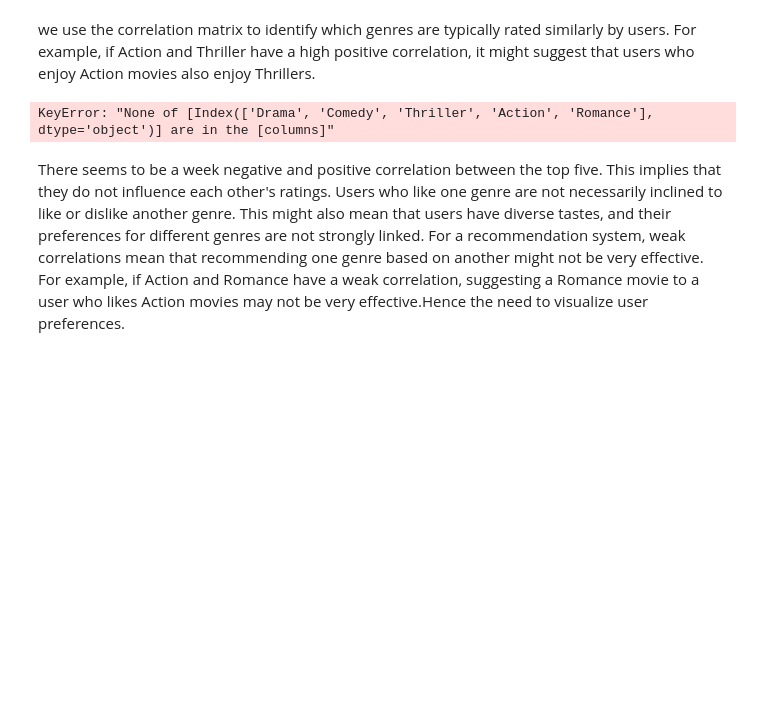
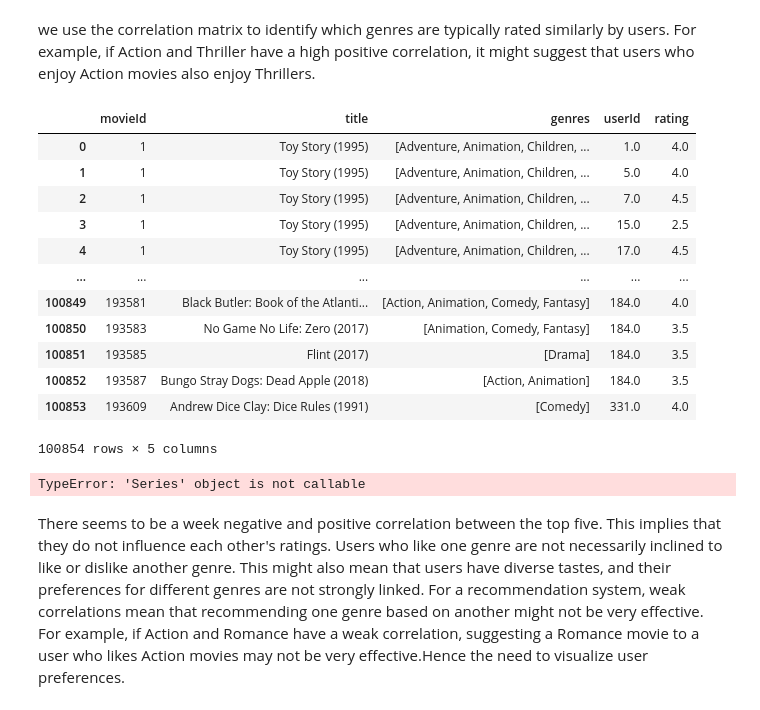
Before and after one commit to TyrionCodister/FlickFlare--Movie--Recommendation--System, a Jupyter notebook: Movie Recommendation System.ipynb, the cells around one changed output. Cells and saved outputs as stored; diff of their text form; code cells hidden in the pictures; blank space fills up the shorter version.

```diff
--- a/Movie Recommendation System.ipynb
+++ b/Movie Recommendation System.ipynb
@@ -713,2 +709,18 @@ plt.show()
 # %% [markdown]
 we use the correlation matrix to identify which genres are typically rated similarly by users. For example, if Action and Thriller have a high positive correlation, it might suggest that users who enjoy Action movies also enjoy Thrillers.
+# %%
+movies_ratings_df_dropped
+# %% [output]
+|  | movieId | title | genres | userId | rating |
+| 0 | 1 | Toy Story (1995) | [Adventure, Animation, Children, ... | 1.0 | 4.0 |
+| 1 | 1 | Toy Story (1995) | [Adventure, Animation, Children, ... | 5.0 | 4.0 |
+| 2 | 1 | Toy Story (1995) | [Adventure, Animation, Children, ... | 7.0 | 4.5 |
+| 3 | 1 | Toy Story (1995) | [Adventure, Animation, Children, ... | 15.0 | 2.5 |
+| 4 | 1 | Toy Story (1995) | [Adventure, Animation, Children, ... | 17.0 | 4.5 |
+| ... | ... | ... | ... | ... | ... |
+| 100849 | 193581 | Black Butler: Book of the Atlanti... | [Action, Animation, Comedy, Fantasy] | 184.0 | 4.0 |
+| 100850 | 193583 | No Game No Life: Zero (2017) | [Animation, Comedy, Fantasy] | 184.0 | 3.5 |
+| 100851 | 193585 | Flint (2017) | [Drama] | 184.0 | 3.5 |
+| 100852 | 193587 | Bungo Stray Dogs: Dead Apple (2018) | [Action, Animation] | 184.0 | 3.5 |
+| 100853 | 193609 | Andrew Dice Clay: Dice Rules (1991) | [Comedy] | 331.0 | 4.0 |
+100854 rows × 5 columns
@@ -715,6 +768,6 @@ we use the correlation matrix to identify which genres are typically rated simil
 # %%
 # Calculate the correlation matrix
-correlation_matrix = movies_ratings_df[['Drama', 'Comedy', 'Thriller', 'Action', 'Romance']].corr()
+correlation_matrix = movies_ratings_df_dropped['genres']('Drama', 'Comedy', 'Thriller', 'Action', 'Adventure' 'Romance').corr()
 
 # Plot the heatmap
 plt.figure(figsize=(10, 8))
@@ -722,7 +775,7 @@ sns.heatmap(correlation_matrix, annot=True, cmap='viridis', fmt='.2f', vmin=-1,
 plt.title('Correlation Matrix of Ratings for Different Genres')
 plt.show()
 # %% [output]
-KeyError: "None of [Index(['Drama', 'Comedy', 'Thriller', 'Action', 'Romance'], dtype='object')] are in the [columns]"
+TypeError: 'Series' object is not callable
 # %% [markdown]
 There seems to be a week negative and positive correlation between the top five. This implies that they do not influence each other's ratings. Users who like one genre are not necessarily inclined to like or dislike another genre. This might also mean that users have diverse tastes, and their preferences for different genres are not strongly linked.
 For a recommendation system, weak correlations mean that recommending one genre based on another might not be very effective. For example, if Action and Romance have a weak correlation, suggesting a Romance movie to a user who likes Action movies may not be very effective.Hence the need to visualize user preferences.
```
Also changed, not shown: parts of 30 cells of this notebook.
